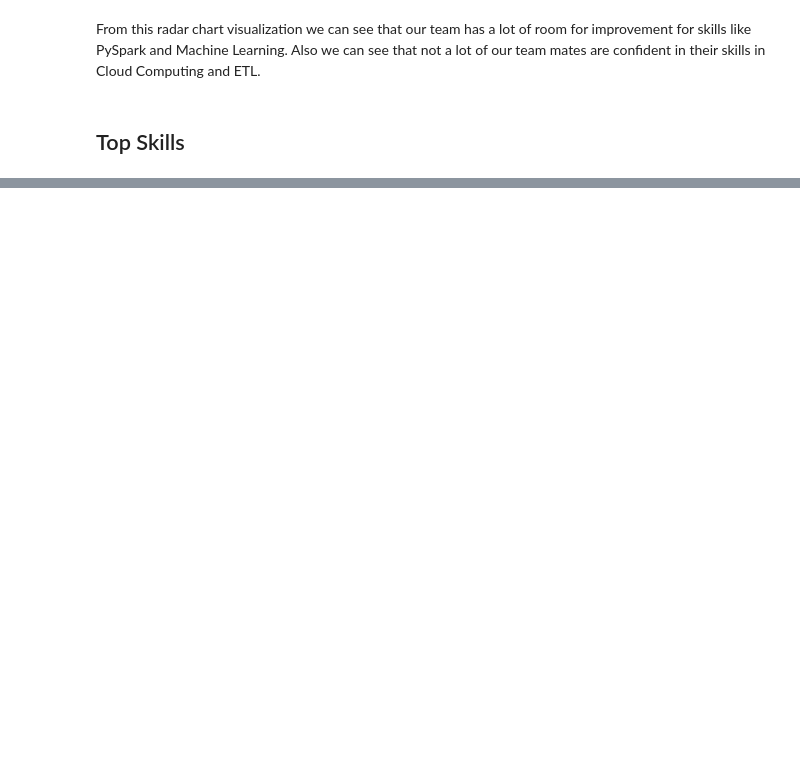
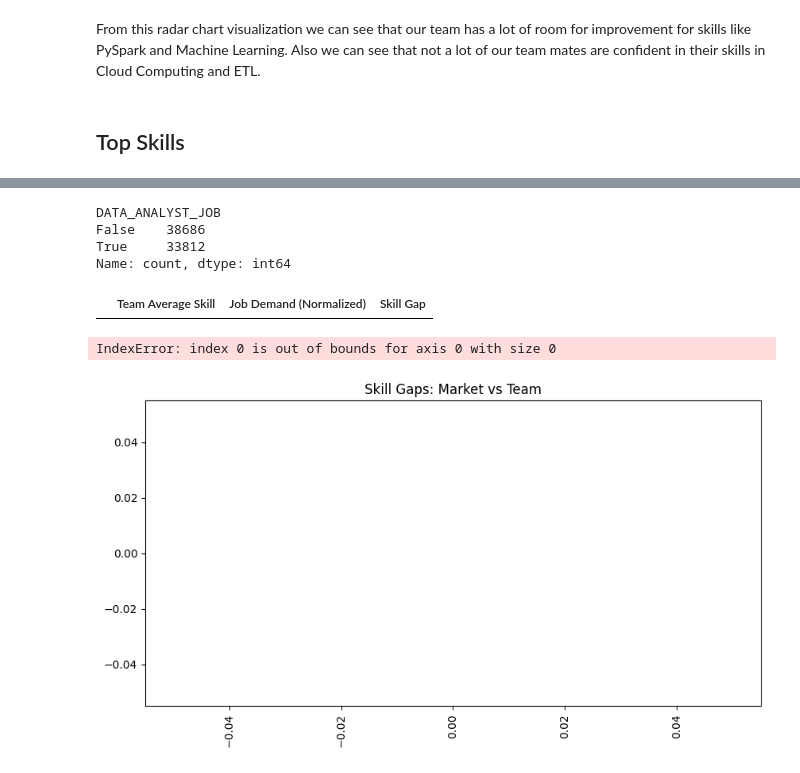
Before and after one commit to pranjul11garg/US.-Data-Science-Analytics-Job-Market-Trends, a Jupyter notebook: skill_gap_analysis.ipynb, the cells around one changed output, grey strips where cells are left out. Saved outputs shown, nothing was run; the diff lists cells and outputs as text; code cells hidden in the pictures; blank space fills up the shorter version.

Commit message:
Fixed the skill gap analysis file

```diff
--- a/skill_gap_analysis.ipynb
+++ b/skill_gap_analysis.ipynb
@@ -149,0 +91,17 @@ ValueError: cannot reindex on an axis with duplicate labels
+# %%
+keywords = ['Data Analyst', 'Business Analyst', 'Data Engineering', 'Deep Learning',
+            'Data Science', 'Data Analysis','Data Analytics',  'Market Research Analyst'
+            'LLM', 'Language Model', 'NLP', 'Natural Language Processing',
+            'Computer Vision', 'Business Intelligence Analyst', 'Quantitative Analyst', 'Operations Analyst']
+
+match = lambda col: df[col].str.contains('|'.join(keywords), case=False, na=False)
+
+df['DATA_ANALYST_JOB'] = match('TITLE_NAME') \
+             | match('SKILLS_NAME') \
+             | match('SPECIALIZED_SKILLS_NAME')
+df['DATA_ANALYST_JOB'].value_counts()
+# %% [output]
+DATA_ANALYST_JOB
+False    38686
+True     33812
+Name: count, dtype: int64
@@ -149,0 +129,50 @@ ValueError: cannot reindex on an axis with duplicate labels
+# %%
+from collections import defaultdict
+
+# Lowercase everything
+team_skills = [s.lower().strip() for s in df_skills.columns]
+job_demand_raw = data_skills.copy()
+job_demand_raw['Skill'] = job_demand_raw['Skill'].str.lower().str.strip()
+
+# New dict to map cleaned team skill to total count from job postings
+skill_demand_map = defaultdict(int)
+
+for _, row in job_demand_raw.iterrows():
+    skill_in_posting = row['Skill']
+    count = row['Count']
+    for team_skill in team_skills:
+        if team_skill in skill_in_posting:
+            skill_demand_map[team_skill] += count
+# %%
+job_demand = pd.Series(skill_demand_map)
+job_demand.name = "Count"
+team_avg = df_skills.mean()
+
+# Now match only overlapping skills
+common_skills = job_demand.index.intersection(team_avg.index)
+team_avg = team_avg[common_skills]
+job_demand = job_demand[common_skills]
+
+# Normalize job demand
+job_demand_normalized = 5 * (job_demand / job_demand.max())
+job_demand_normalized.name = "Job Demand (Normalized)"
+
+# Combine
+comparison_df = pd.concat([team_avg, job_demand_normalized], axis=1)
+comparison_df.columns = ["Team Average Skill", "Job Demand (Normalized)"]
+comparison_df["Skill Gap"] = comparison_df["Job Demand (Normalized)"] - comparison_df["Team Average Skill"]
+comparison_df.sort_values("Skill Gap", ascending=False, inplace=True)
+
+comparison_df
+# %% [output]
+|  | Team Average Skill | Job Demand (Normalized) | Skill Gap |
+# %%
+comparison_df["Skill Gap"].plot(kind='bar', color='crimson', figsize=(10, 5), title='Skill Gaps: Market vs Team')
+plt.axhline(0, color='black', linestyle='--')
+plt.ylabel('Gap (Demand - Team Skill)')
+plt.grid(axis='y')
+plt.tight_layout()
+plt.show()
+# %% [output]
+IndexError: index 0 is out of bounds for axis 0 with size 0
+[figure, added]
```
Also changed, not shown: parts of 9 cells of this notebook, 2 other files.
